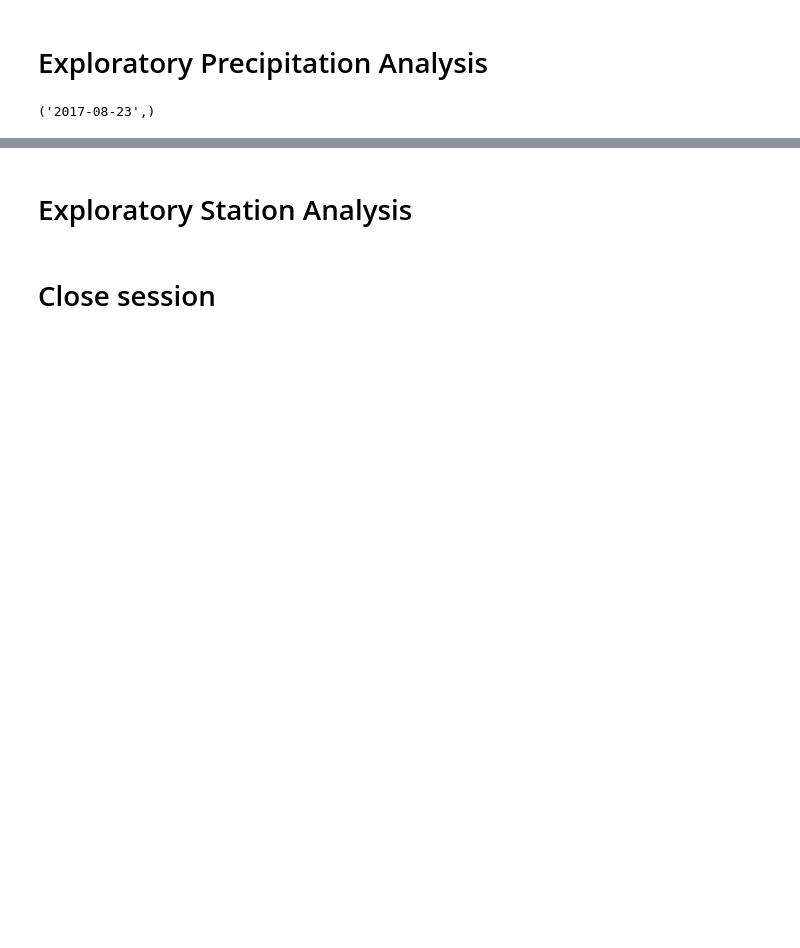
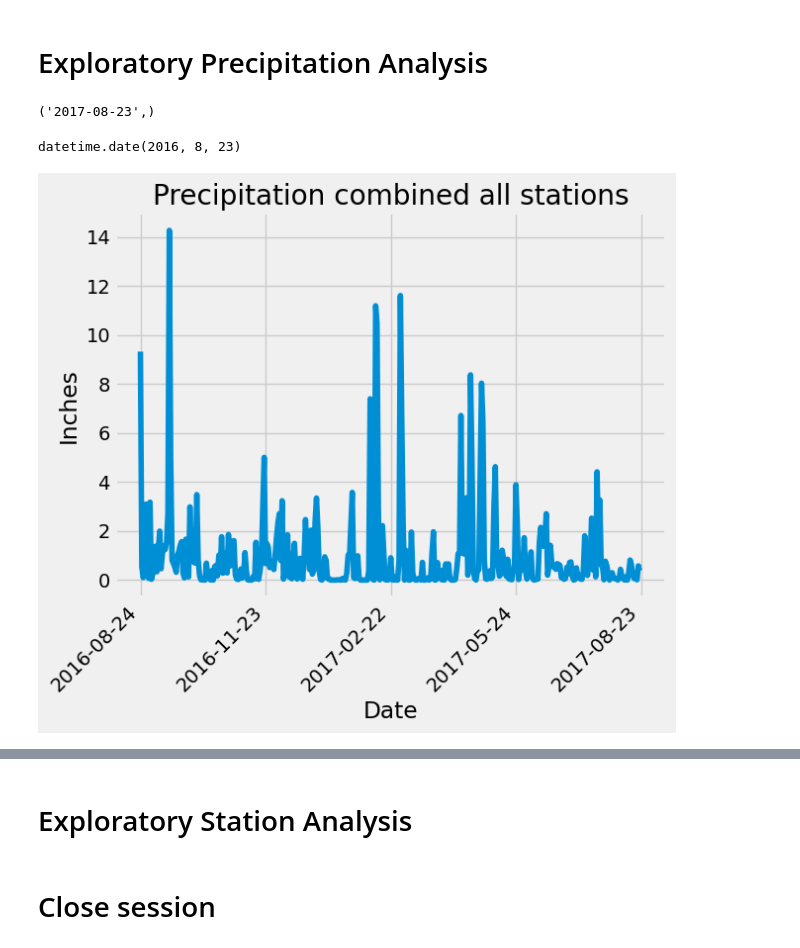
Before and after one commit to lwunderl/sqlalchemy-challenge, a Jupyter notebook: Surfin_Safari/hawaii_analysis.ipynb, the cells around one changed output, grey strips where cells are left out. Drawn from its saved outputs; the diff is of its cells as text; code cells hidden in the pictures; blank space fills up the shorter version.

Commit message:
completed precipitation analysis

```diff
--- a/Surfin_Safari/hawaii_analysis.ipynb
+++ b/Surfin_Safari/hawaii_analysis.ipynb
@@ -89,6 +89,28 @@ recent_date.first()
 # %% [output]
 ('2017-08-23',)
+# %%
+# Starting from the most recent data point in the database.
+# Calculate the date one year from the newest date in data set.
+year_from_last = dt.date.fromisoformat((date_descending[0][0]))-dt.timedelta(days=365)
+year_from_last
+# %% [output]
+datetime.date(2016, 8, 23)
 # %%
 # Design a query to retrieve the last 12 months of precipitation data and plot the results.
-# Starting from the most recent data point in the database.
+# Perform a query to retrieve the data and precipitation scores
+last_12 = session.query(measurements.date, func.sum(measurements.prcp))\
+    .group_by(measurements.date)\
+    .filter(measurements.date > "2016-08-23")
+date_last_12 = [x[0] for x in last_12]
+precip_last_12 = [x[1] for x in last_12]
+# %%
+plt.title("Precipitation combined all stations")
+plt.ylabel("Inches")
+plt.xlabel("Date")
+xticks = [0, 91, 182, 273, 364]
+plt.xticks(ticks=xticks, rotation=45, ha="right")
+plt.plot(date_last_12, precip_last_12)
+plt.show()
+# %% [output]
+[figure, added]
 # %%
```
Also changed, not shown: parts of 4 cells of this notebook.
